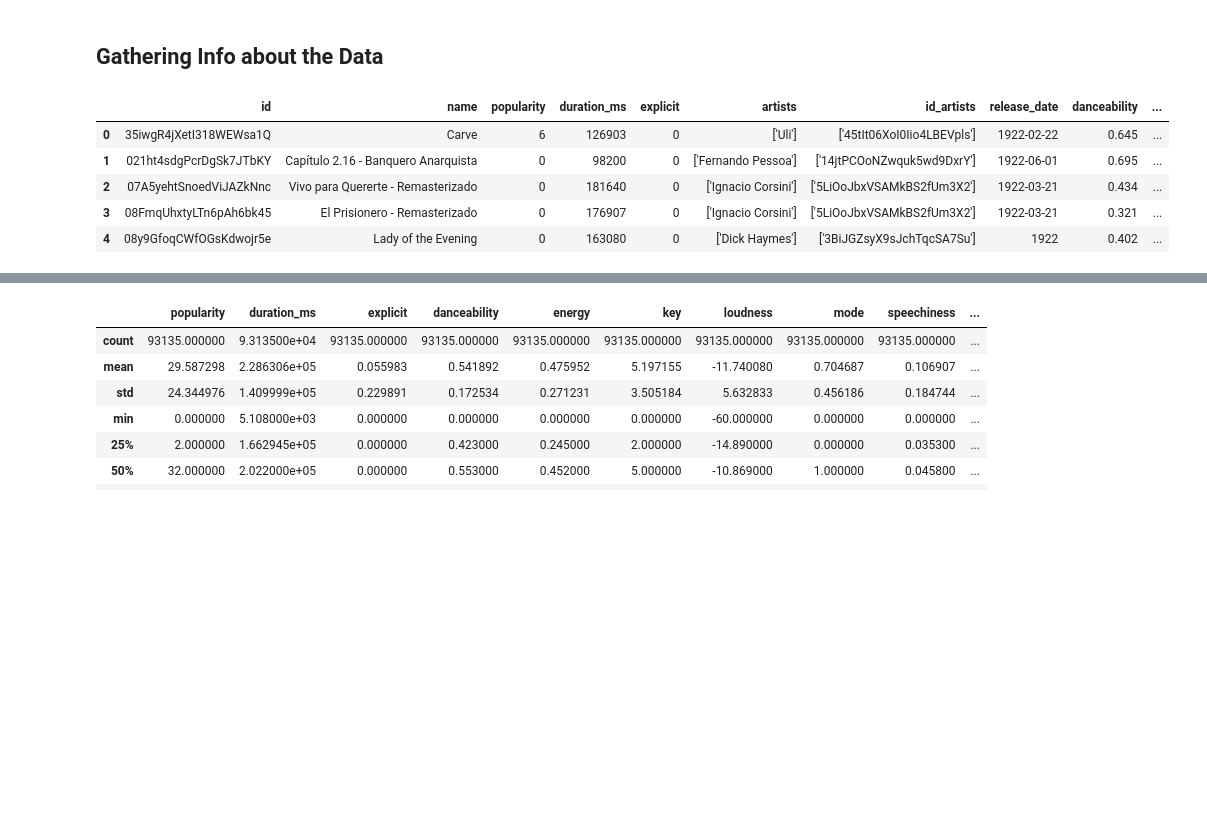
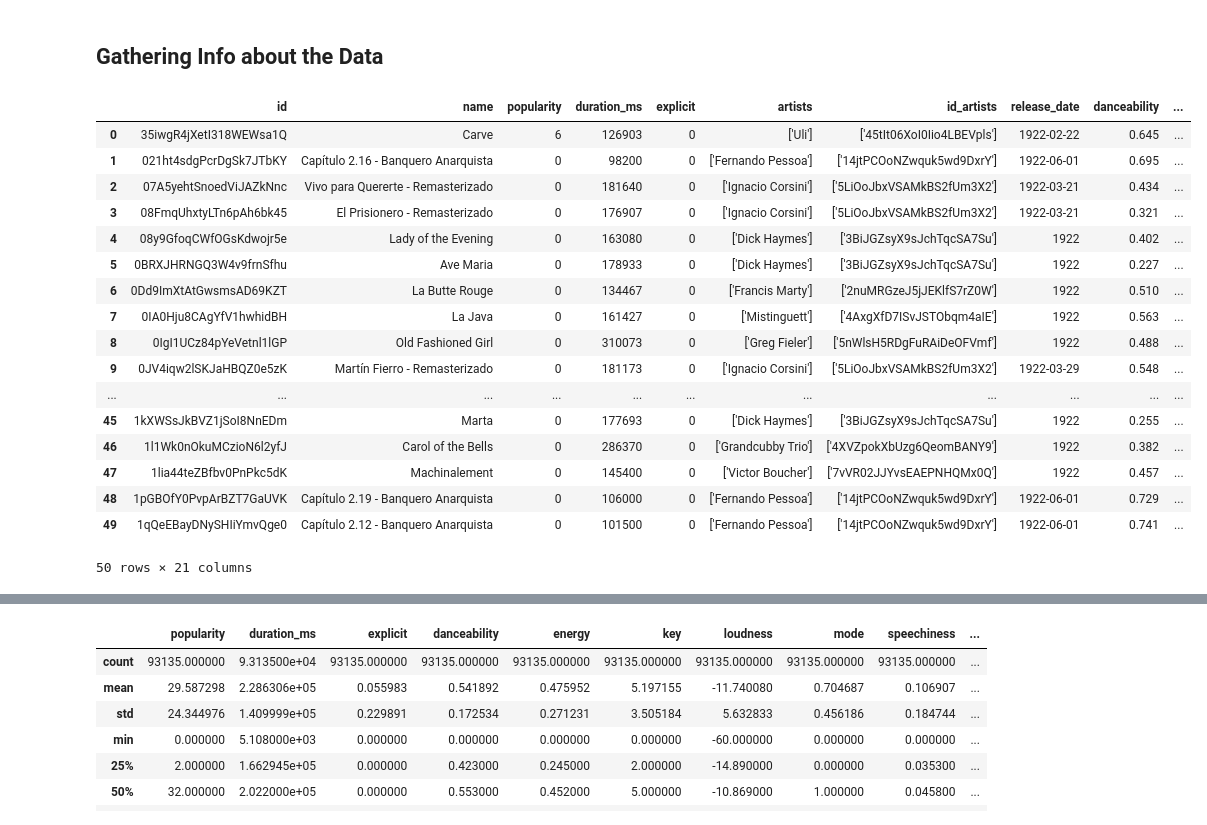
Before and after one commit to JLussi13/HandsOnMachineLearning, a Jupyter notebook: Chapter 2/Spotify Project/spotify_ml.ipynb, the cells around one changed output, grey strips where cells are left out. Cells and saved outputs as stored; diff of their text form; code cells hidden in the pictures; blank space fills up the shorter version.

```diff
--- a/Chapter 2/Spotify Project/spotify_ml.ipynb
+++ b/Chapter 2/Spotify Project/spotify_ml.ipynb
@@ -15,14 +16,26 @@ spotify_data = pd.read_csv("US.csv")
 # %% [markdown]
 ## Gathering Info about the Data
 # %%
-spotify_data.head()
+spotify_data.head(50)
 # %% [output]
 |  | id | name | popularity | duration_ms | explicit | artists | id_artists | release_date | danceability | ... |
 | 0 | 35iwgR4jXetI318WEWsa1Q | Carve | 6 | 126903 | 0 | ['Uli'] | ['45tIt06XoI0Iio4LBEVpls'] | 1922-02-22 | 0.645 | ... |
 | 1 | 021ht4sdgPcrDgSk7JTbKY | Capítulo 2.16 - Banquero Anarquista | 0 | 98200 | 0 | ['Fernando Pessoa'] | ['14jtPCOoNZwquk5wd9DxrY'] | 1922-06-01 | 0.695 | ... |
 | 2 | 07A5yehtSnoedViJAZkNnc | Vivo para Quererte - Remasterizado | 0 | 181640 | 0 | ['Ignacio Corsini'] | ['5LiOoJbxVSAMkBS2fUm3X2'] | 1922-03-21 | 0.434 | ... |
 | 3 | 08FmqUhxtyLTn6pAh6bk45 | El Prisionero - Remasterizado | 0 | 176907 | 0 | ['Ignacio Corsini'] | ['5LiOoJbxVSAMkBS2fUm3X2'] | 1922-03-21 | 0.321 | ... |
 | 4 | 08y9GfoqCWfOGsKdwojr5e | Lady of the Evening | 0 | 163080 | 0 | ['Dick Haymes'] | ['3BiJGZsyX9sJchTqcSA7Su'] | 1922 | 0.402 | ... |
+| 5 | 0BRXJHRNGQ3W4v9frnSfhu | Ave Maria | 0 | 178933 | 0 | ['Dick Haymes'] | ['3BiJGZsyX9sJchTqcSA7Su'] | 1922 | 0.227 | ... |
+| 6 | 0Dd9ImXtAtGwsmsAD69KZT | La Butte Rouge | 0 | 134467 | 0 | ['Francis Marty'] | ['2nuMRGzeJ5jJEKlfS7rZ0W'] | 1922 | 0.510 | ... |
+| 7 | 0IA0Hju8CAgYfV1hwhidBH | La Java | 0 | 161427 | 0 | ['Mistinguett'] | ['4AxgXfD7ISvJSTObqm4aIE'] | 1922 | 0.563 | ... |
+| 8 | 0IgI1UCz84pYeVetnl1lGP | Old Fashioned Girl | 0 | 310073 | 0 | ['Greg Fieler'] | ['5nWlsH5RDgFuRAiDeOFVmf'] | 1922 | 0.488 | ... |
+| 9 | 0JV4iqw2lSKJaHBQZ0e5zK | Martín Fierro - Remasterizado | 0 | 181173 | 0 | ['Ignacio Corsini'] | ['5LiOoJbxVSAMkBS2fUm3X2'] | 1922-03-29 | 0.548 | ... |
+| ... | ... | ... | ... | ... | ... | ... | ... | ... | ... | ... |
+| 45 | 1kXWSsJkBVZ1jSoI8NnEDm | Marta | 0 | 177693 | 0 | ['Dick Haymes'] | ['3BiJGZsyX9sJchTqcSA7Su'] | 1922 | 0.255 | ... |
+| 46 | 1l1Wk0nOkuMCzioN6l2yfJ | Carol of the Bells | 0 | 286370 | 0 | ['Grandcubby Trio'] | ['4XVZpokXbUzg6QeomBANY9'] | 1922 | 0.382 | ... |
+| 47 | 1lia44teZBfbv0PnPkc5dK | Machinalement | 0 | 145400 | 0 | ['Victor Boucher'] | ['7vVR02JJYvsEAEPNHQMx0Q'] | 1922 | 0.457 | ... |
+| 48 | 1pGBOfY0PvpArBZT7GaUVK | Capítulo 2.19 - Banquero Anarquista | 0 | 106000 | 0 | ['Fernando Pessoa'] | ['14jtPCOoNZwquk5wd9DxrY'] | 1922-06-01 | 0.729 | ... |
+| 49 | 1qQeEBayDNySHIiYmvQge0 | Capítulo 2.12 - Banquero Anarquista | 0 | 101500 | 0 | ['Fernando Pessoa'] | ['14jtPCOoNZwquk5wd9DxrY'] | 1922-06-01 | 0.741 | ... |
+50 rows × 21 columns
 # %%
 spotify_data.info()
 # %% [output]
```
Also changed, not shown: parts of 10 cells of this notebook.
